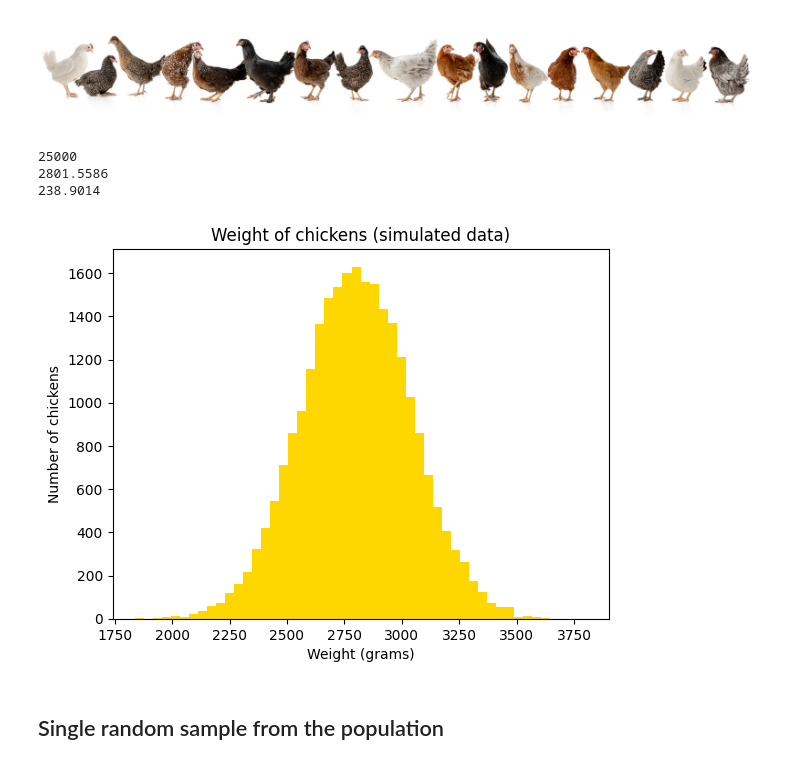
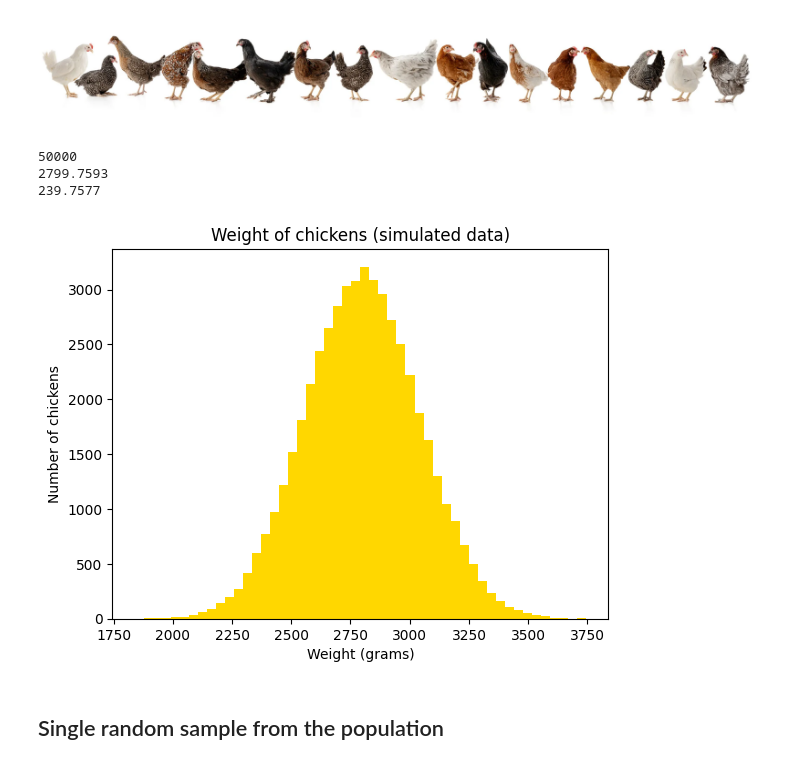
Before and after one commit to kitty365/data_analytics, a Jupyter notebook: Week_06/population_and_samples.ipynb, the cells around one changed output. Drawn from its saved outputs; the diff is of its cells as text; code cells hidden in the pictures.

```diff
--- a/Week_06/population_and_samples.ipynb
+++ b/Week_06/population_and_samples.ipynb
@@ -27,31 +27,31 @@ Image("chickens.png", width=800)
 [figure]
 # %%
 # Parameters of distribution
-p_mean = 2800
-p_std = 240
-p_n = 25000
+p_mean = 2800 #gewicht
+p_std = 240 #standardabweichung
+p_n = 50000
 
 # Setting a seed to restore the random numbers later
-random.seed(42)
+random.seed(42) #funktioniert nicht, ist für späterl
 
 # Generate (normally distributed) data with mean = 2800 g and standard deviation = 240 g
-pop = np.random.normal(loc=p_mean, scale=p_std, size=p_n)
+pop = np.random.normal(loc=p_mean, scale=p_std, size=p_n) #pop ist einfach die variable und diese enthält die 25000 gewichte
 print(f'{len(pop):.0f}')
 print(f'{np.mean(pop):.4f}')
 print(f'{np.std(pop):.4f}')
 
 # Plot histogram based on the data
 plt.hist(pop, bins = 50, color='gold')
 plt.title('Weight of chickens (simulated data)')
 plt.xlabel('Weight (grams)')
 plt.ylabel('Number of chickens')
 
 plt.show()
 # %% [output]
-25000
-2801.5586
-238.9014
+50000
+2799.7593
+239.7577
-[figure, old version]
+[figure, new version]
 # %% [markdown]
 ## Single random sample from the population
 # %%
```
Also changed, not shown: parts of 6 cells of this notebook, 3 other files.
